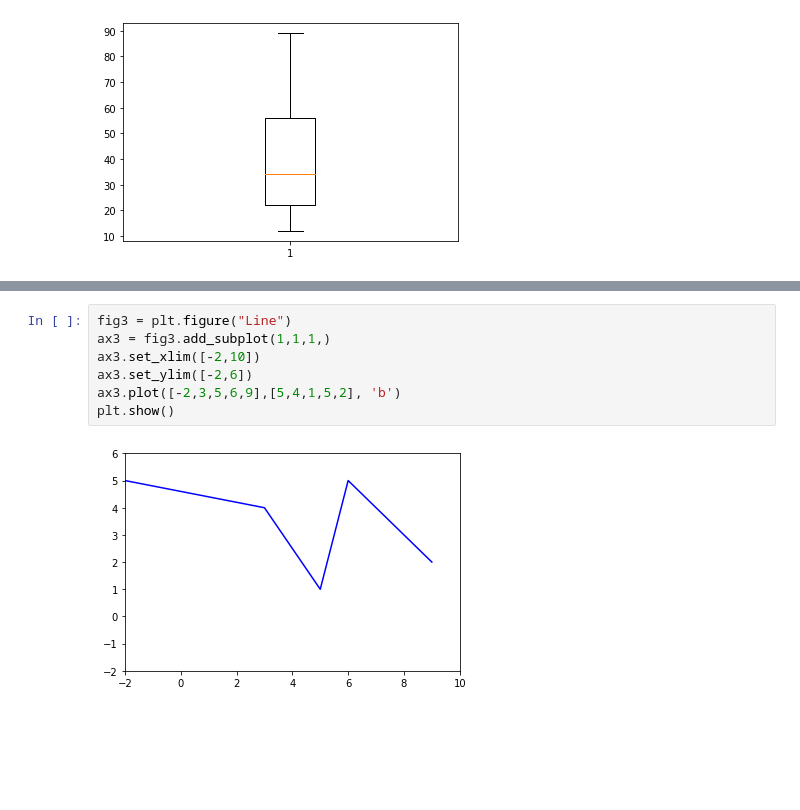
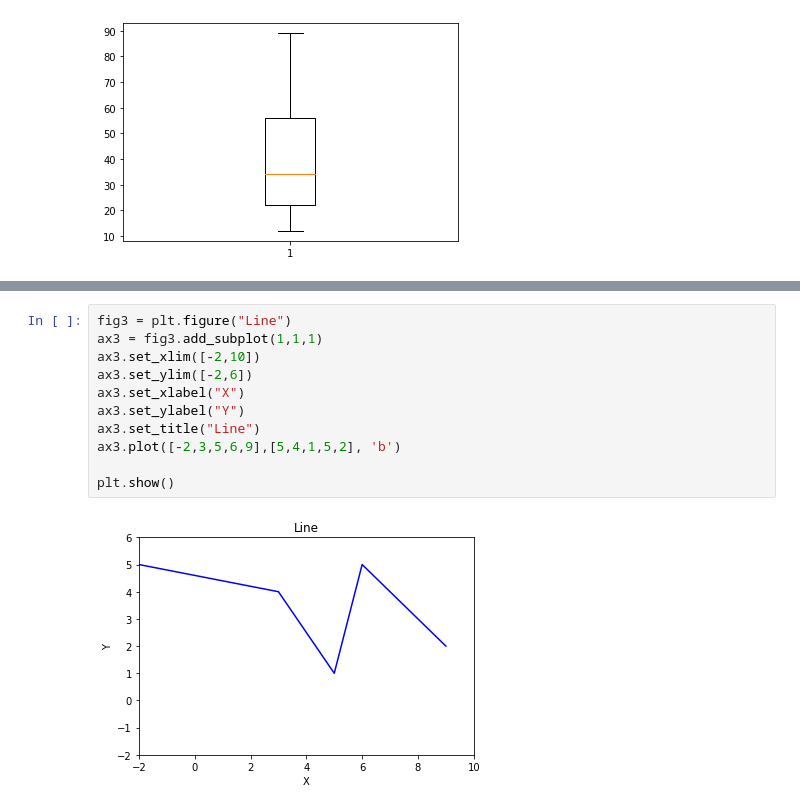
Before and after one commit to ArafatSabbir/Python-Beginner-to-Advance, a Jupyter notebook: Data visualization in python 3.ipynb, the cells around one changed output, grey strips where cells are left out. Cells and saved outputs as stored; diff of their text form; blank space fills up the shorter version.

```diff
--- a/Data visualization in python 3.ipynb
+++ b/Data visualization in python 3.ipynb
@@ -37,10 +37,14 @@ plt.show()
 [figure]
 # %%
 fig3 = plt.figure("Line")
-ax3 = fig3.add_subplot(1,1,1,)
+ax3 = fig3.add_subplot(1,1,1)
 ax3.set_xlim([-2,10])
 ax3.set_ylim([-2,6])
+ax3.set_xlabel("X")
+ax3.set_ylabel("Y")
+ax3.set_title("Line")
 ax3.plot([-2,3,5,6,9],[5,4,1,5,2], 'b')
+
 plt.show()
 # %% [output]
-[figure, old version]
+[figure, new version]
```
Also changed, not shown: parts of 2 cells of this notebook.
